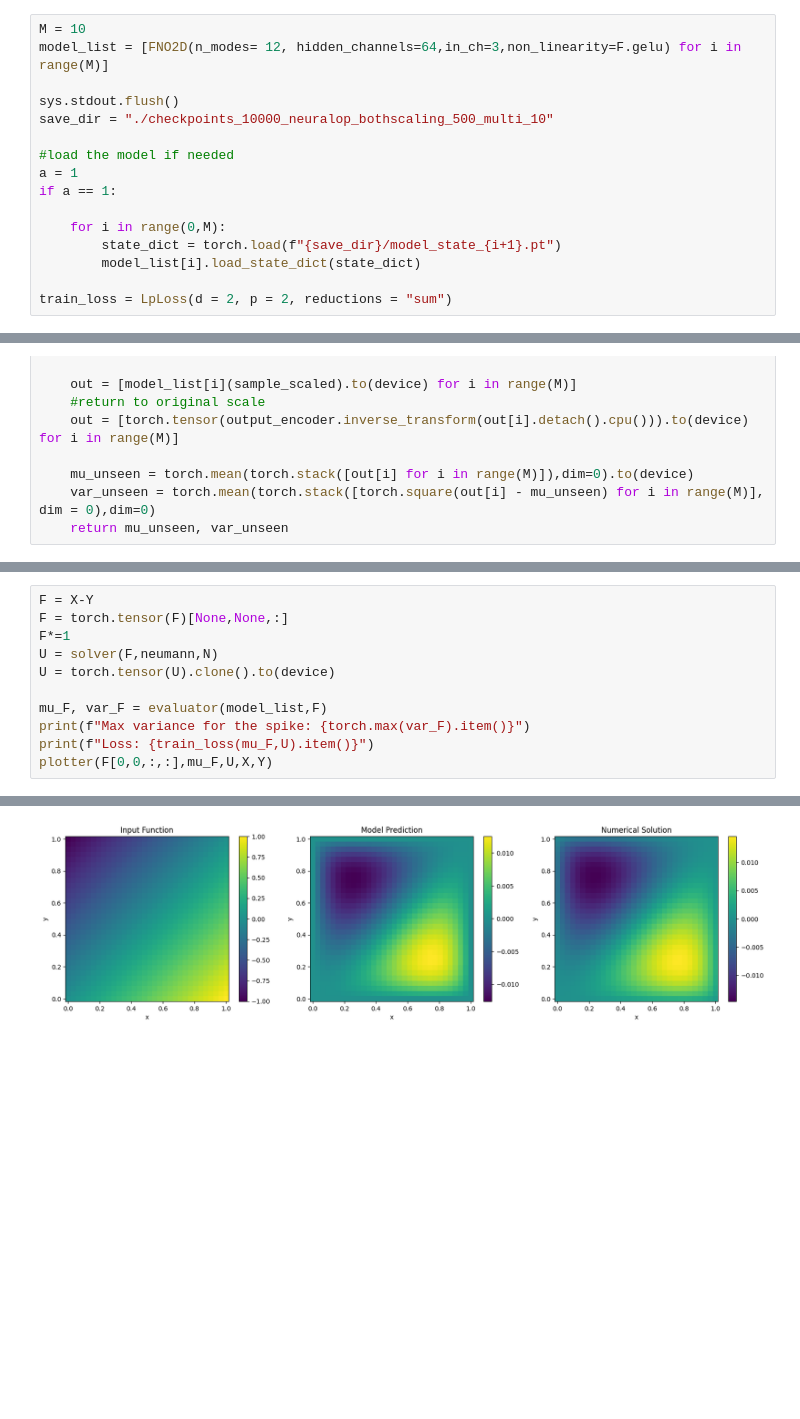
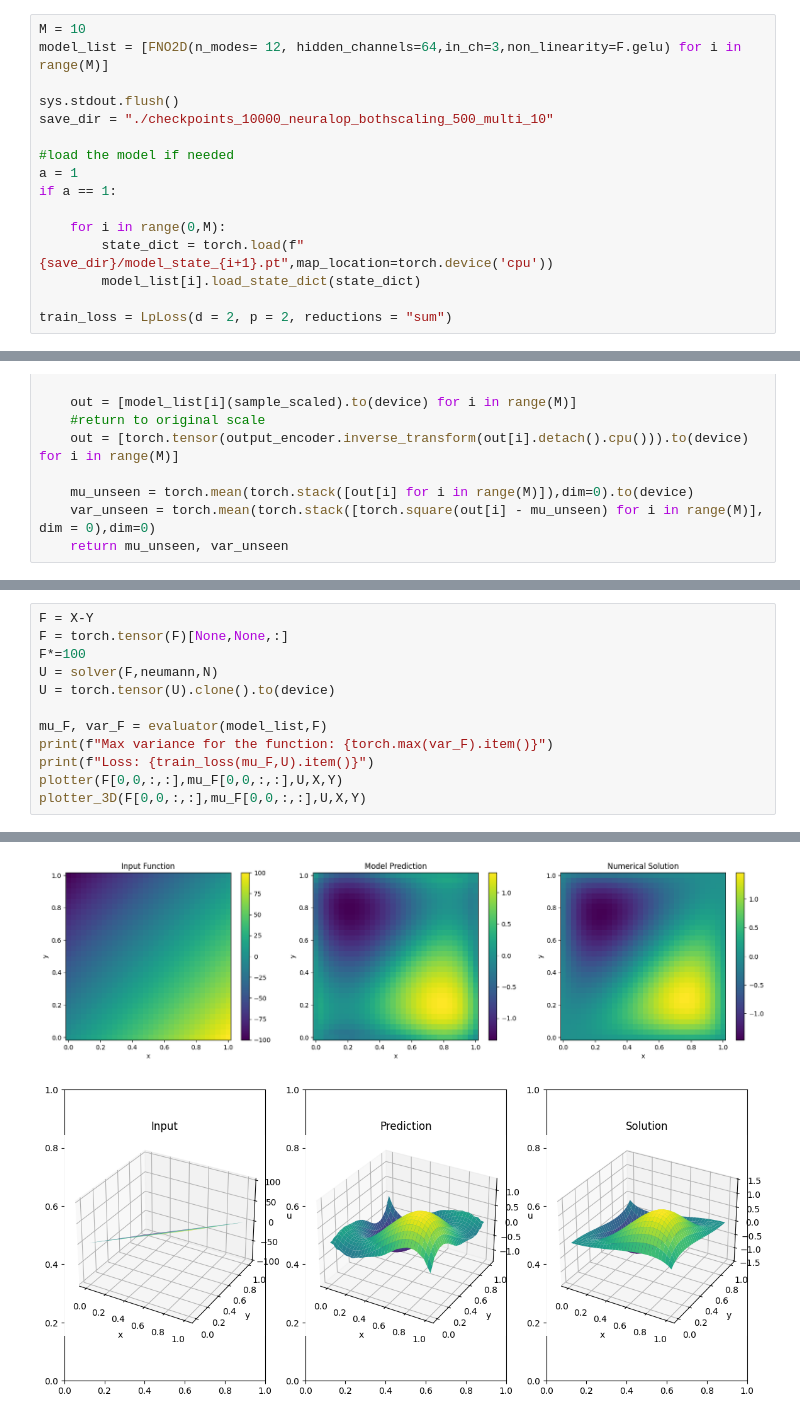
Before and after one commit to frasermartinx/MScProject, a Jupyter notebook: code/Ensemble-results.ipynb, the cells around one changed output, grey strips where cells are left out. Saved outputs shown, nothing was run; the diff lists cells and outputs as text; blank space fills up the shorter version.

```diff
--- a/code/Ensemble-results.ipynb
+++ b/code/Ensemble-results.ipynb
@@ -33,7 +33,7 @@ a = 1
 if a == 1:
 
     for i in range(0,M):
-        state_dict = torch.load(f"{save_dir}/model_state_{i+1}.pt")
+        state_dict = torch.load(f"{save_dir}/model_state_{i+1}.pt",map_location=torch.device('cpu'))
         model_list[i].load_state_dict(state_dict)
 
 train_loss = LpLoss(d = 2, p = 2, reductions = "sum")
@@ -251,12 +254,13 @@ Max variance for the spike: 0.00034171887091360986
 # %%
 F = X-Y
 F = torch.tensor(F)[None,None,:]
-F*=1
+F*=100
 U = solver(F,neumann,N)
 U = torch.tensor(U).clone().to(device)
 
 mu_F, var_F = evaluator(model_list,F)
-print(f"Max variance for the spike: {torch.max(var_F).item()}")
+print(f"Max variance for the function: {torch.max(var_F).item()}")
 print(f"Loss: {train_loss(mu_F,U).item()}")
-plotter(F[0,0,:,:],mu_F,U,X,Y)
+plotter(F[0,0,:,:],mu_F[0,0,:,:],U,X,Y)
+plotter_3D(F[0,0,:,:],mu_F[0,0,:,:],U,X,Y)
 # %% [output]
@@ -265,4 +269,5 @@ Loss: 0.24303251453998087
-[figure, old version]
+[figure, new version]
+[figure, added]
 # %%
 #test set element
 i = np.random.randint(0,100)
```
Also changed, not shown: parts of 8 cells of this notebook.
